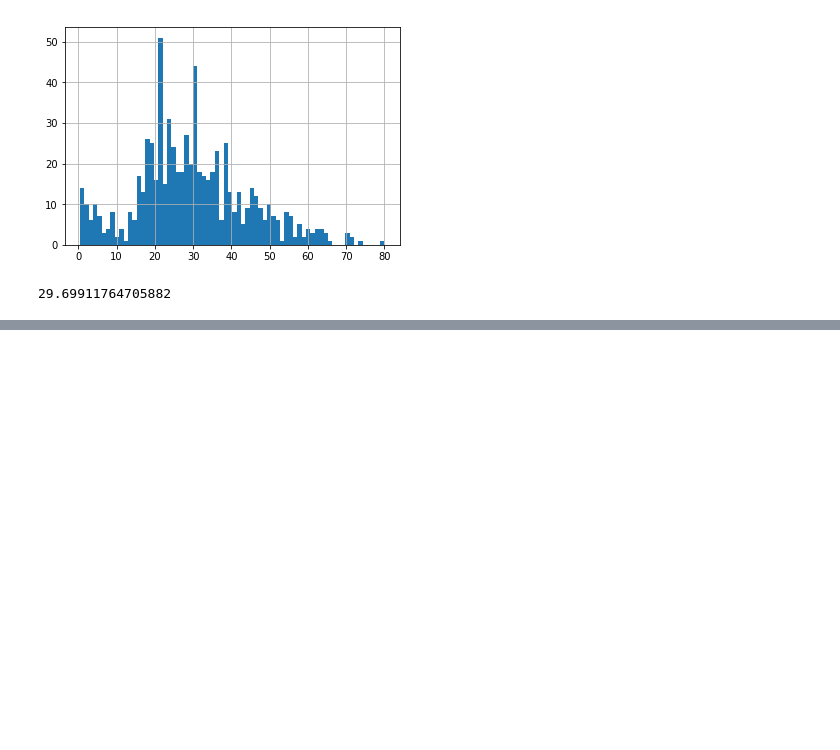
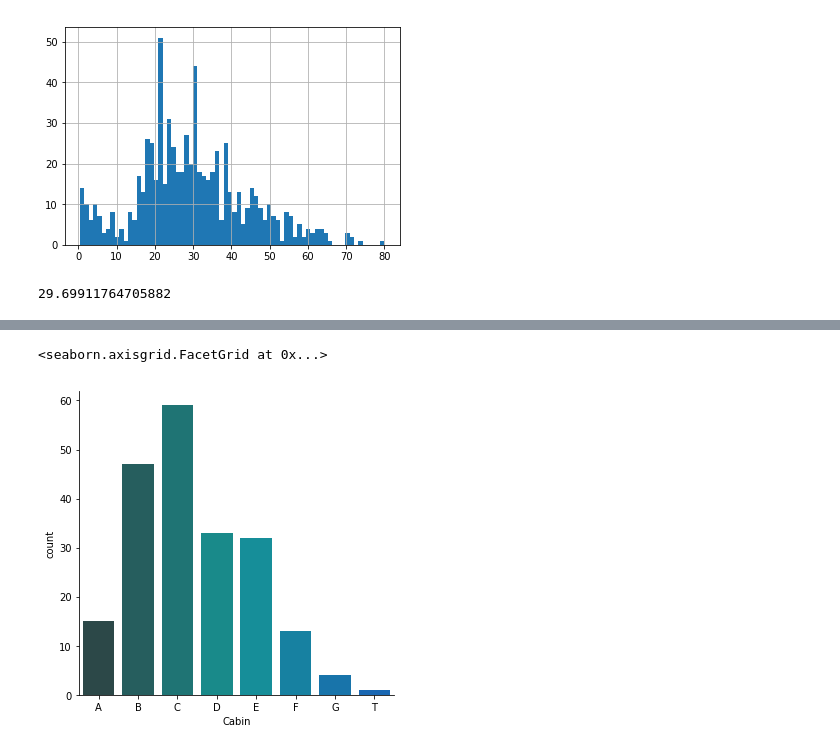
Before and after one commit to mastermindLAB/Working_with_Pandas_Numpy_Seaborn, a Jupyter notebook: Titanic dataset.ipynb, the cells around one changed output, grey strips where cells are left out. Drawn from its saved outputs; the diff is of its cells as text; code cells hidden in the pictures; blank space fills up the shorter version.

```diff
--- a/Titanic dataset.ipynb
+++ b/Titanic dataset.ipynb
@@ -96,0 +149,2 @@ titanic_df['Age'].mean()
+# %%
+deck = titanic_df['Cabin'].dropna()
@@ -96,0 +160,13 @@ titanic_df['Age'].mean()
+# %%
+levels =[]
+for level in deck:
+    levels.append(level[0])
+
+cabin_df = DataFrame(levels)
+
+cabin_df.columns = ['Cabin']
+cabin_df = cabin_df.sort_values(['Cabin'])
+sns.catplot('Cabin',kind='count',data=cabin_df,palette='winter_d')
+# %% [output]
+<seaborn.axisgrid.FacetGrid at 0x...>
+[figure, added]
```
Also changed, not shown: parts of 20 cells of this notebook.
